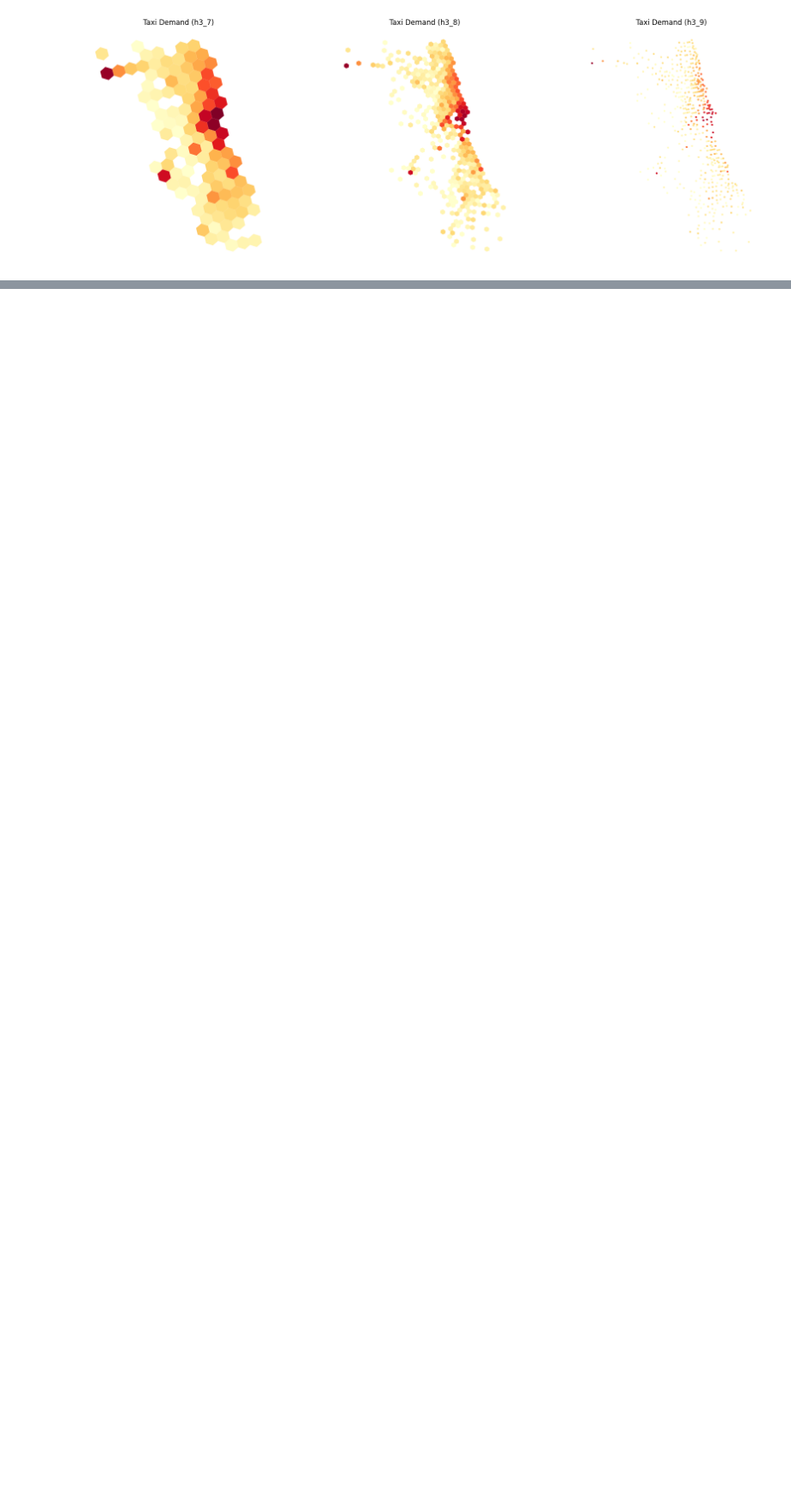
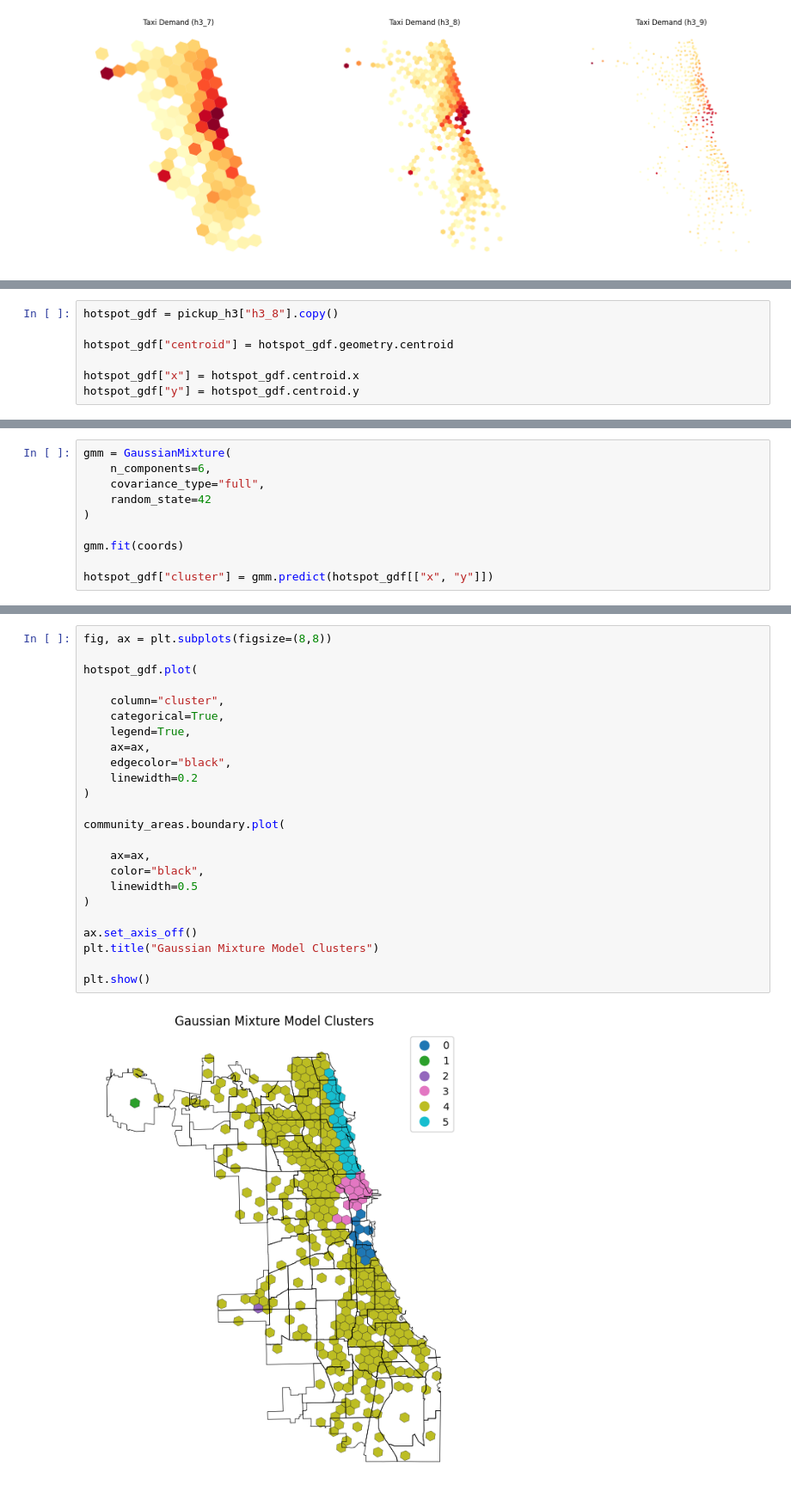
Before and after one commit to larissatheilmann/AAA_Project_Group7, a Jupyter notebook: notebooks/2.1 DescriptiveAnalysisSpatial.ipynb, the cells around one changed output, grey strips where cells are left out. Shown at 86% size. Saved outputs shown, nothing was run; the diff lists cells and outputs as text; blank space fills up the shorter version.

```diff
--- a/notebooks/2.1 DescriptiveAnalysisSpatial.ipynb
+++ b/notebooks/2.1 DescriptiveAnalysisSpatial.ipynb
@@ -203,0 +578,7 @@ for level in levels:
+# %%
+hotspot_gdf = pickup_h3["h3_8"].copy()
+
+hotspot_gdf["centroid"] = hotspot_gdf.geometry.centroid
+
+hotspot_gdf["x"] = hotspot_gdf.centroid.x
+hotspot_gdf["y"] = hotspot_gdf.centroid.y
@@ -203,0 +603,10 @@ for level in levels:
+# %%
+gmm = GaussianMixture(
+    n_components=6,
+    covariance_type="full",
+    random_state=42
+)
+
+gmm.fit(coords)
+
+hotspot_gdf["cluster"] = gmm.predict(hotspot_gdf[["x", "y"]])
@@ -203,0 +615,26 @@ for level in levels:
+# %%
+fig, ax = plt.subplots(figsize=(8,8))
+
+hotspot_gdf.plot(
+
+    column="cluster",
+    categorical=True,
+    legend=True,
+    ax=ax,
+    edgecolor="black",
+    linewidth=0.2
+)
+
+community_areas.boundary.plot(
+
+    ax=ax,
+    color="black",
+    linewidth=0.5
+)
+
+ax.set_axis_off()
+plt.title("Gaussian Mixture Model Clusters")
+
+plt.show()
+# %% [output]
+[figure, added]
```
Also changed, not shown: parts of 36 cells of this notebook, 30 other files.
